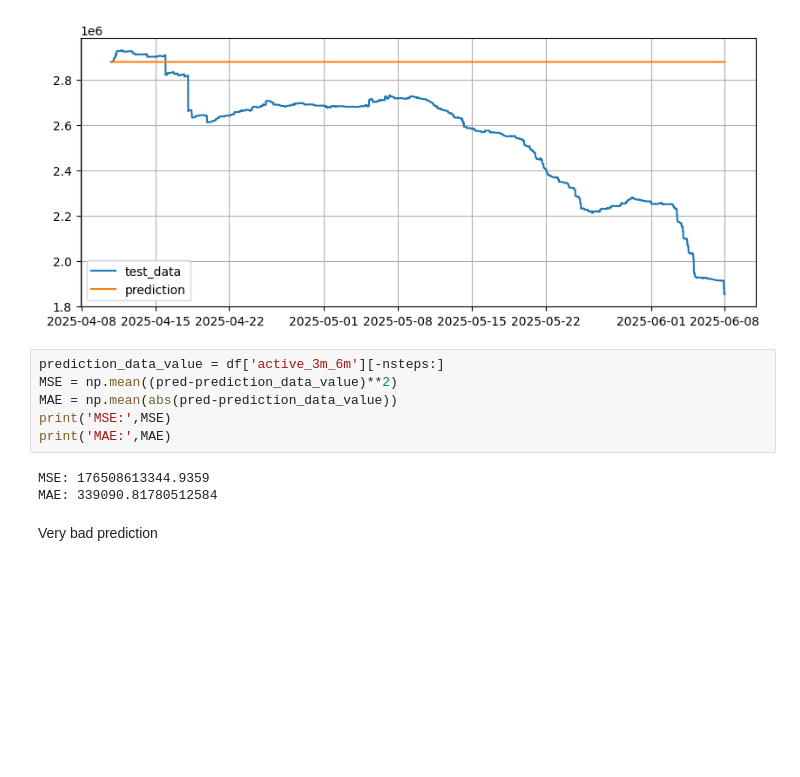
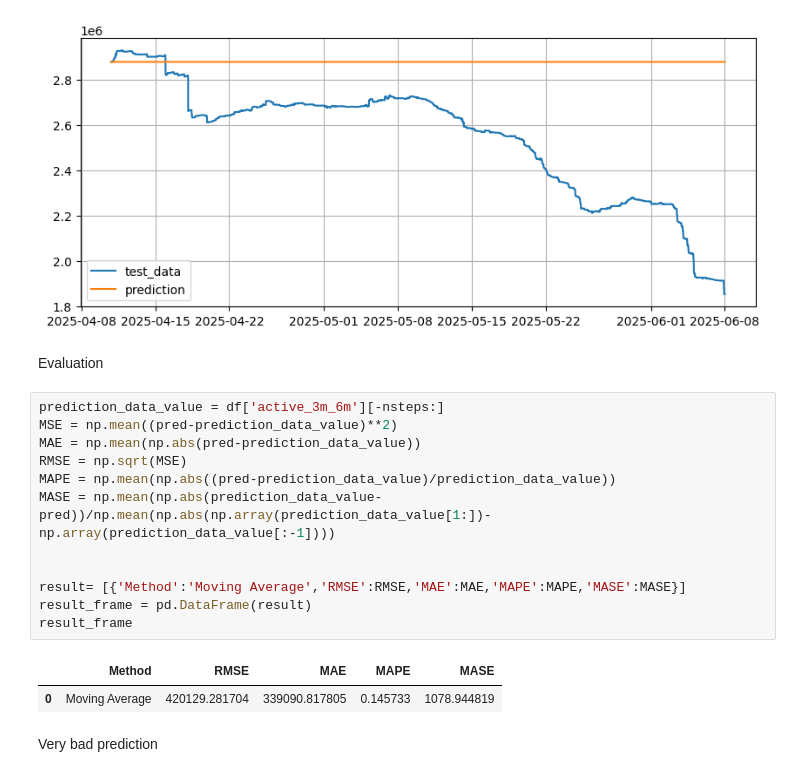
Before and after one commit to LUKE-Jau/STA4003-TimeSeries-Group8-project, a Jupyter notebook: MA_analysis.ipynb, the cells around one changed output. Saved outputs shown, nothing was run; the diff lists cells and outputs as text; blank space fills up the shorter version.

Commit message:
MA_evaluation_added

```diff
--- a/MA_analysis.ipynb
+++ b/MA_analysis.ipynb
@@ -114,14 +114,22 @@ plt.legend()
 plt.show()
 # %% [output]
 [figure]
+# %% [markdown]
+Evaluation
 # %%
 prediction_data_value = df['active_3m_6m'][-nsteps:]
 MSE = np.mean((pred-prediction_data_value)**2)
-MAE = np.mean(abs(pred-prediction_data_value))
-print('MSE:',MSE)
-print('MAE:',MAE)
+MAE = np.mean(np.abs(pred-prediction_data_value))
+RMSE = np.sqrt(MSE)
+MAPE = np.mean(np.abs((pred-prediction_data_value)/prediction_data_value))
+MASE = np.mean(np.abs(prediction_data_value-pred))/np.mean(np.abs(np.array(prediction_data_value[1:])-np.array(prediction_data_value[:-1])))
+
+
+result= [{'Method':'Moving Average','RMSE':RMSE,'MAE':MAE,'MAPE':MAPE,'MASE':MASE}]
+result_frame = pd.DataFrame(result)
+result_frame
 # %% [output]
-MSE: 176508613344.9359
-MAE: 339090.81780512584
+|  | Method | RMSE | MAE | MAPE | MASE |
+| 0 | Moving Average | 420129.281704 | 339090.817805 | 0.145733 | 1078.944819 |
 # %% [markdown]
 Very bad prediction
```
